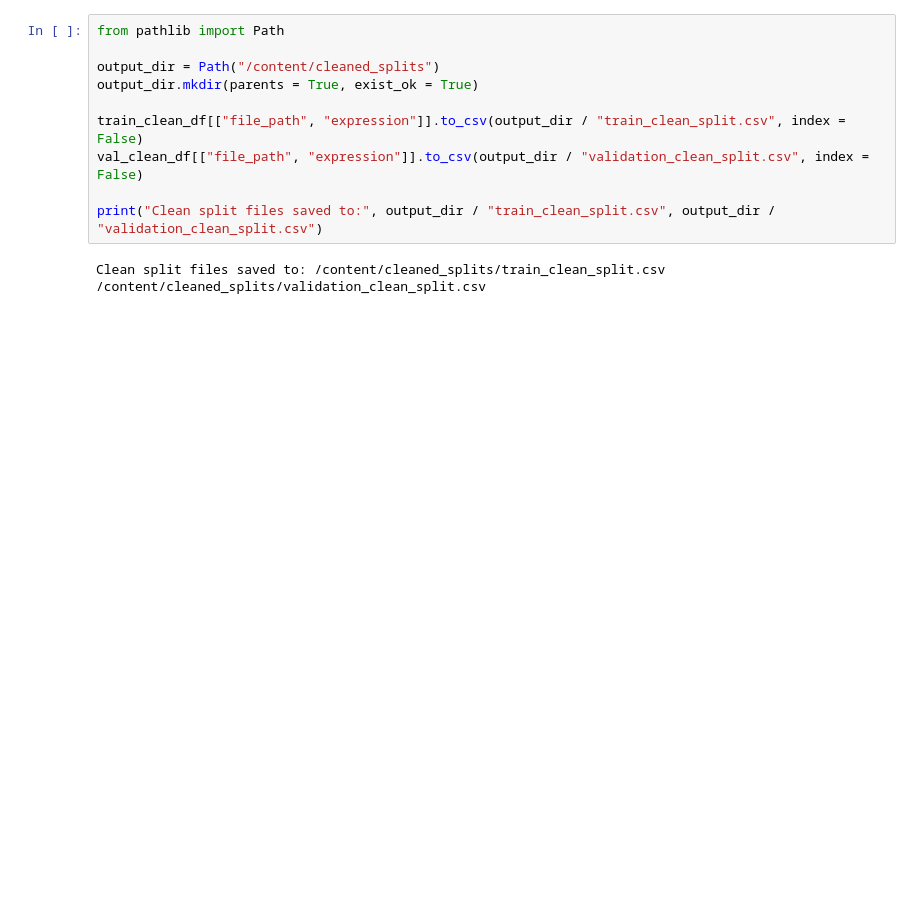
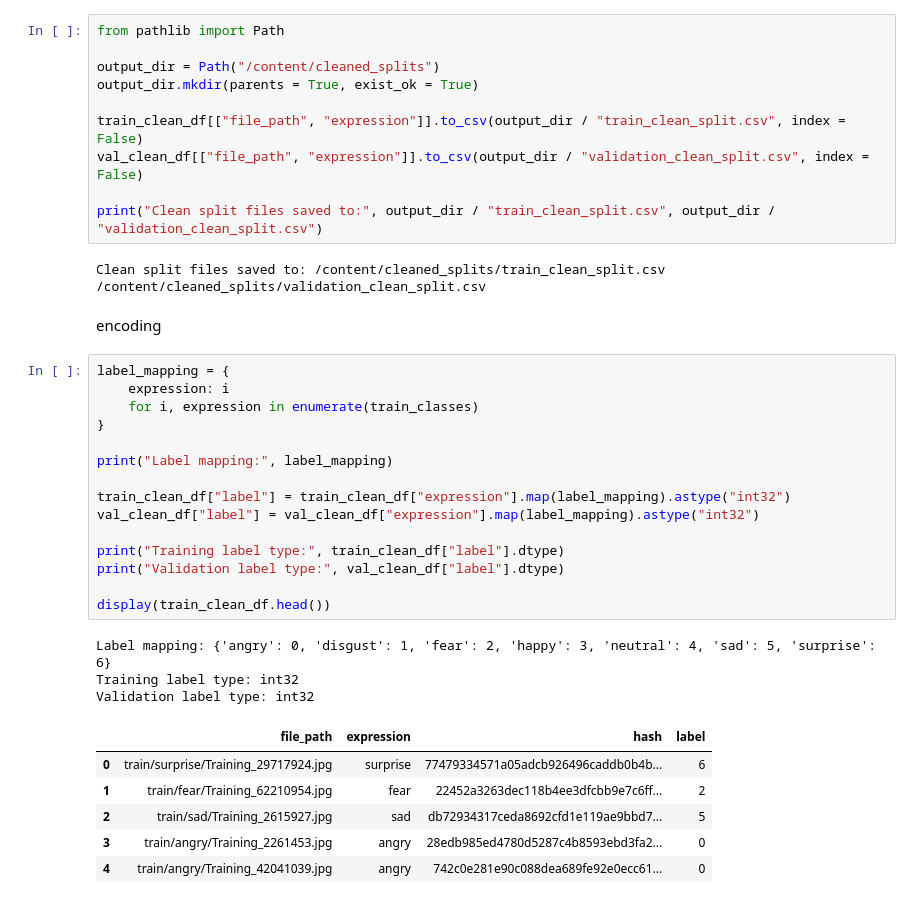
Before and after one commit to chtzortzi-alt/Tzortzi_Facial_Expressions, a Jupyter notebook: Tzortzi_Imaging_Dataset.ipynb, the cells around one changed output. Cells and saved outputs as stored; diff of their text form; blank space fills up the shorter version.

```diff
--- a/Tzortzi_Imaging_Dataset.ipynb
+++ b/Tzortzi_Imaging_Dataset.ipynb
@@ -1008,3 +797,30 @@ val_clean_df[["file_path", "expression"]].to_csv(output_dir / "validation_clean_
 print("Clean split files saved to:", output_dir / "train_clean_split.csv", output_dir / "validation_clean_split.csv")
 # %% [output]
 Clean split files saved to: /content/cleaned_splits/train_clean_split.csv /content/cleaned_splits/validation_clean_split.csv
+# %% [markdown]
+encoding
+# %%
+label_mapping = {
+    expression: i
+    for i, expression in enumerate(train_classes)
+}
+
+print("Label mapping:", label_mapping)
+
+train_clean_df["label"] = train_clean_df["expression"].map(label_mapping).astype("int32")
+val_clean_df["label"] = val_clean_df["expression"].map(label_mapping).astype("int32")
+
+print("Training label type:", train_clean_df["label"].dtype)
+print("Validation label type:", val_clean_df["label"].dtype)
+
+display(train_clean_df.head())
+# %% [output]
+Label mapping: {'angry': 0, 'disgust': 1, 'fear': 2, 'happy': 3, 'neutral': 4, 'sad': 5, 'surprise': 6}
+Training label type: int32
+Validation label type: int32
+|  | file_path | expression | hash | label |
+| 0 | train/surprise/Training_29717924.jpg | surprise | 77479334571a05adcb926496caddb0b4b... | 6 |
+| 1 | train/fear/Training_62210954.jpg | fear | 22452a3263dec118b4ee3dfcbb9e7c6ff... | 2 |
+| 2 | train/sad/Training_2615927.jpg | sad | db72934317ceda8692cfd1e119ae9bbd7... | 5 |
+| 3 | train/angry/Training_2261453.jpg | angry | 28edb985ed4780d5287c4b8593ebd3fa2... | 0 |
+| 4 | train/angry/Training_42041039.jpg | angry | 742c0e281e90c088dea689fe92e0ecc61... | 0 |
```
Also changed, not shown: parts of 30 cells of this notebook.
